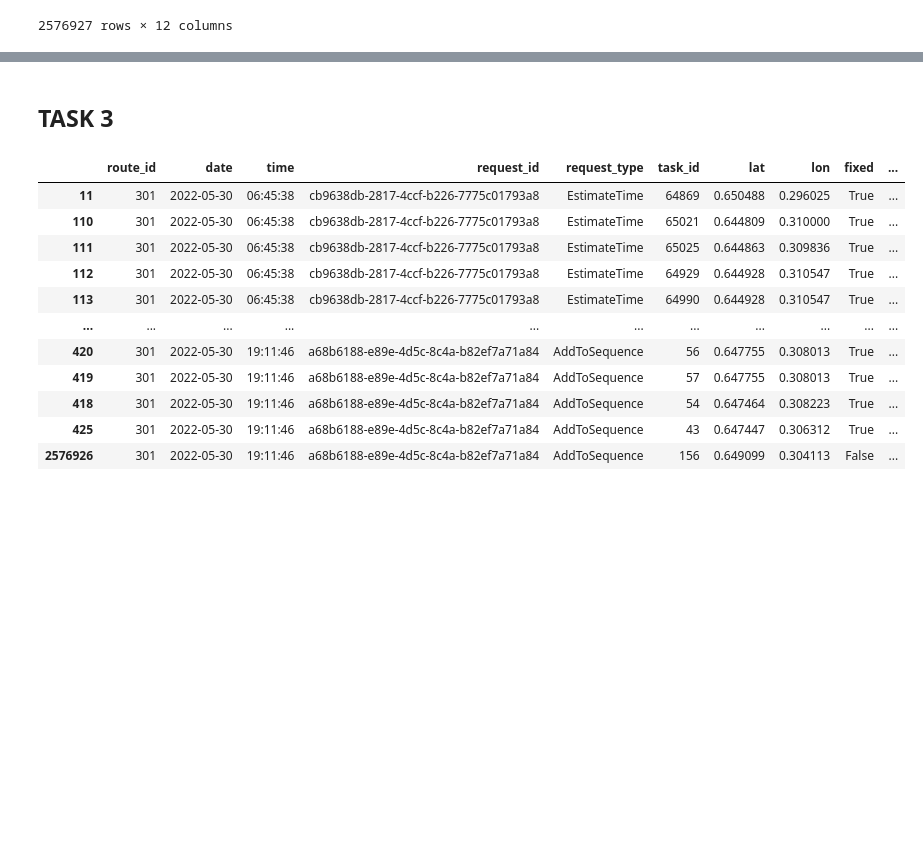
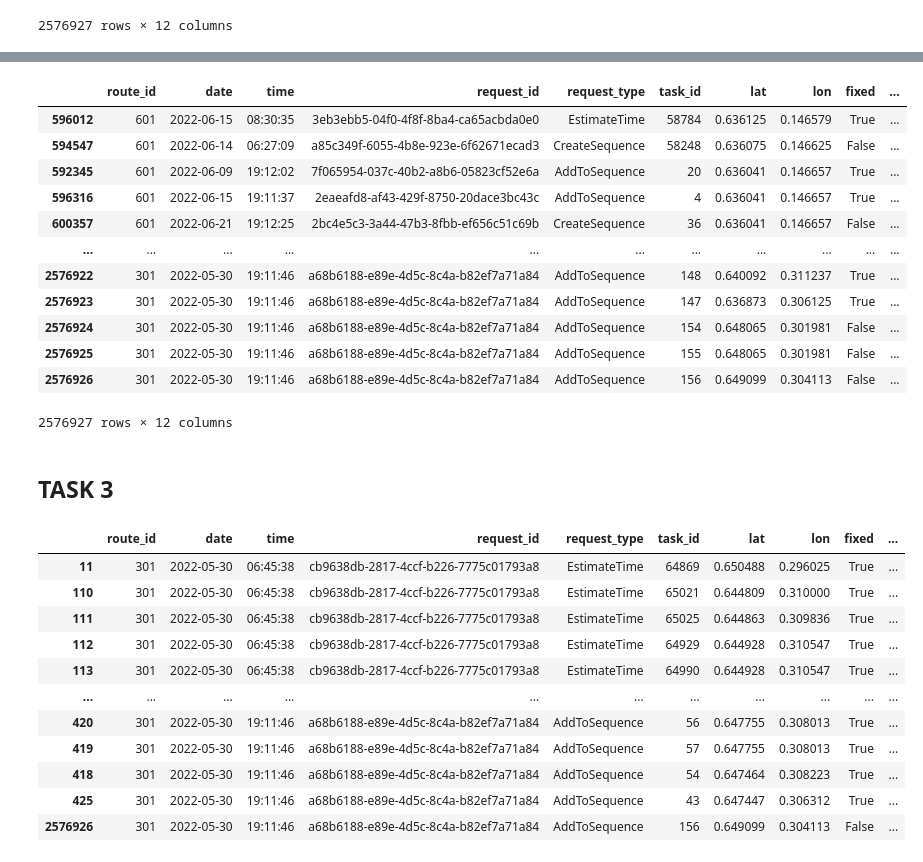
Before and after one commit to kristofopero-lgtm/learning-driver-preferences, a Jupyter notebook: notebooks/analysis._mmylle.ipynb, the cells around one changed output, grey strips where cells are left out. Cells and saved outputs as stored; diff of their text form; code cells hidden in the pictures; blank space fills up the shorter version.

```diff
--- a/notebooks/analysis._mmylle.ipynb
+++ b/notebooks/analysis._mmylle.ipynb
@@ -123,0 +124,4 @@ ImportError: cannot import name 'group_locations_df_v2' from 'group_locations_he
+# %%
+newdf3 = group_locations_df_v2(df)
+
+newdf3.head()
@@ -123,0 +135,4 @@ ImportError: cannot import name 'group_locations_df_v2' from 'group_locations_he
+# %%
+newdf4 = add_max_distance_per_loc_id(newdf3)
+
+newdf4.head()
@@ -124,3 +146,19 @@ ImportError: cannot import name 'group_locations_df_v2' from 'group_locations_he
+# %%
+newdf4.sort_values(by="max_group_distance_m", ascending=[False])
+# %% [output]
+|  | route_id | date | time | request_id | request_type | task_id | lat | lon | fixed | ... |
+| 596012 | 601 | 2022-06-15 | 08:30:35 | 3eb3ebb5-04f0-4f8f-8ba4-ca65acbda0e0 | EstimateTime | 58784 | 0.636125 | 0.146579 | True | ... |
+| 594547 | 601 | 2022-06-14 | 06:27:09 | a85c349f-6055-4b8e-923e-6f62671ecad3 | CreateSequence | 58248 | 0.636075 | 0.146625 | False | ... |
+| 592345 | 601 | 2022-06-09 | 19:12:02 | 7f065954-037c-40b2-a8b6-05823cf52e6a | AddToSequence | 20 | 0.636041 | 0.146657 | True | ... |
+| 596316 | 601 | 2022-06-15 | 19:11:37 | 2eaeafd8-af43-429f-8750-20dace3bc43c | AddToSequence | 4 | 0.636041 | 0.146657 | True | ... |
+| 600357 | 601 | 2022-06-21 | 19:12:25 | 2bc4e5c3-3a44-47b3-8fbb-ef656c51c69b | CreateSequence | 36 | 0.636041 | 0.146657 | False | ... |
+| ... | ... | ... | ... | ... | ... | ... | ... | ... | ... | ... |
+| 2576922 | 301 | 2022-05-30 | 19:11:46 | a68b6188-e89e-4d5c-8c4a-b82ef7a71a84 | AddToSequence | 148 | 0.640092 | 0.311237 | True | ... |
+| 2576923 | 301 | 2022-05-30 | 19:11:46 | a68b6188-e89e-4d5c-8c4a-b82ef7a71a84 | AddToSequence | 147 | 0.636873 | 0.306125 | True | ... |
+| 2576924 | 301 | 2022-05-30 | 19:11:46 | a68b6188-e89e-4d5c-8c4a-b82ef7a71a84 | AddToSequence | 154 | 0.648065 | 0.301981 | False | ... |
+| 2576925 | 301 | 2022-05-30 | 19:11:46 | a68b6188-e89e-4d5c-8c4a-b82ef7a71a84 | AddToSequence | 155 | 0.648065 | 0.301981 | False | ... |
+| 2576926 | 301 | 2022-05-30 | 19:11:46 | a68b6188-e89e-4d5c-8c4a-b82ef7a71a84 | AddToSequence | 156 | 0.649099 | 0.304113 | False | ... |
+2576927 rows × 12 columns
 # %% [markdown]
 ## TASK 3
 # %%
```
Also changed, not shown: parts of 3 cells of this notebook.
